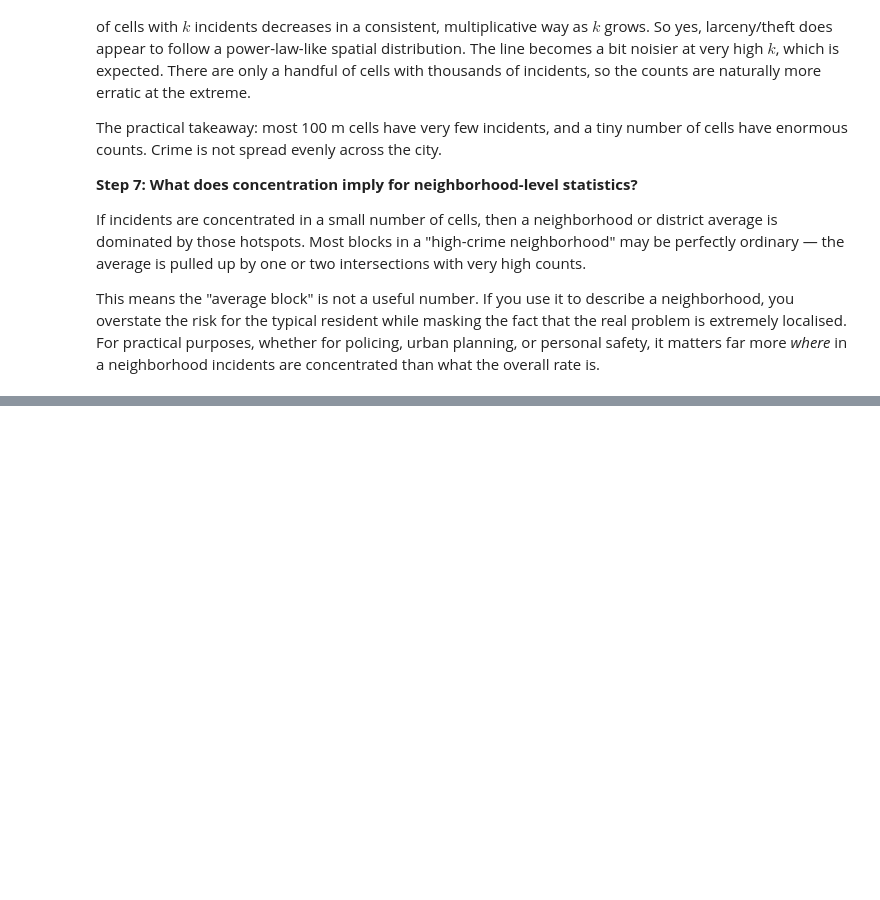
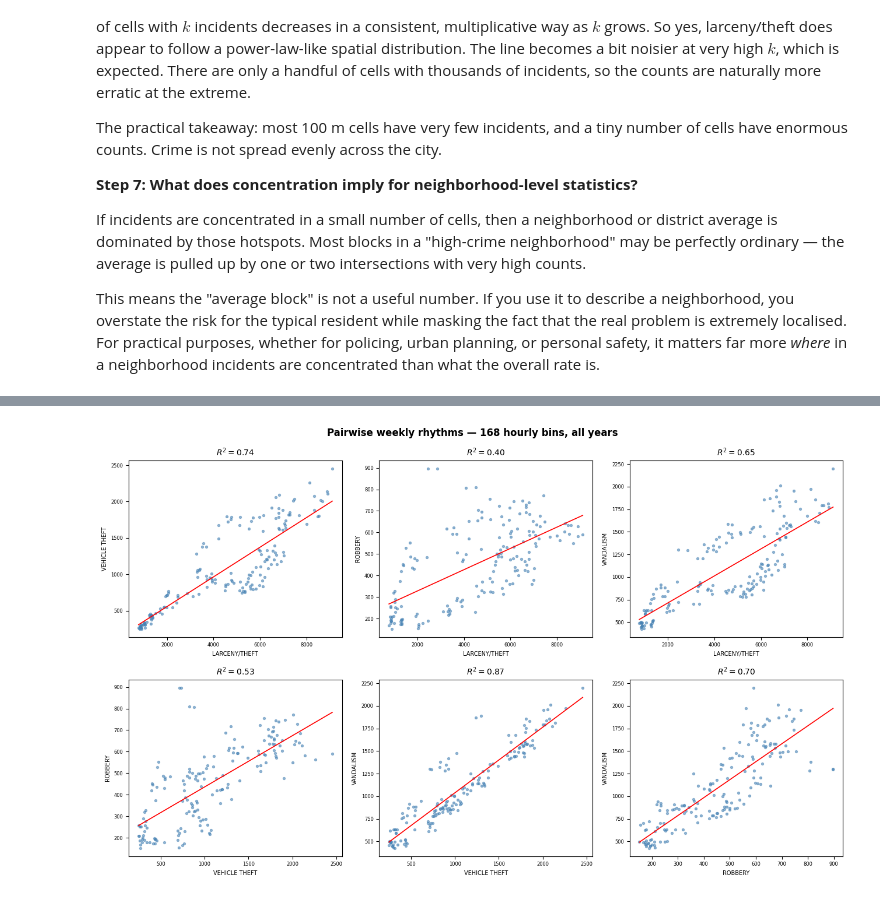
Before and after one commit to Slupon/Project_Socialdata, a Jupyter notebook: Assignment1_socialdata.ipynb, the cells around one changed output, grey strips where cells are left out. Drawn from its saved outputs; the diff is of its cells as text; code cells hidden in the pictures; blank space fills up the shorter version.

```diff
--- a/Assignment1_socialdata.ipynb
+++ b/Assignment1_socialdata.ipynb
@@ -1311,0 +1332,64 @@ This means the "average block" is not a useful number. If you use it to describe
+# %%
+import itertools
+import numpy as np
+import matplotlib.pyplot as plt
+
+# Select at least 4 Personal Focus Crimes
+selected = ["LARCENY/THEFT", "VEHICLE THEFT", "ROBBERY", "VANDALISM"]
+
+# ── Build 168-hour weekly profiles ───────────────────────────────────────────
+# hour_of_week: 0 = Monday 00:00, 167 = Sunday 23:00
+work = merged[merged["category"].isin(selected)].copy()
+work["hour_of_week"] = work["datetime"].dt.dayofweek * 24 + work["datetime"].dt.hour
+
+hour_index = pd.Index(range(168), name="hour_of_week")
+profiles = (
+    work.groupby(["hour_of_week", "category"]).size()
+    .unstack(fill_value=0)
+    .reindex(index=hour_index, columns=selected, fill_value=0)
+)
+
+# ── Scatterplot matrix with closed-form regression and R² ────────────────────
+pairs  = list(itertools.combinations(selected, 2))   # 6 pairs for 4 crimes
+ncols  = 3
+nrows  = (len(pairs) + ncols - 1) // ncols
+
+fig, axes = plt.subplots(nrows, ncols, figsize=(13, 8))
+axes = axes.ravel()
+
+for ax, (c1, c2) in zip(axes, pairs):
+    x = profiles[c1].values.astype(float)
+    y = profiles[c2].values.astype(float)
+    N = len(x)
+
+    # Closed-form slope and intercept (Week 4, Exercises 3.2–3.3)
+    x_mean, y_mean = x.mean(), y.mean()
+    den = np.sum(x * x) - N * x_mean ** 2
+    a   = (np.sum(x * y) - N * x_mean * y_mean) / den if den != 0 else np.nan
+    b   = y_mean - a * x_mean
+
+    # R²
+    y_hat = a * x + b
+    ss_res = np.sum((y - y_hat) ** 2)
+    ss_tot = np.sum((y - y_mean) ** 2)
+    r2 = 1 - ss_res / ss_tot if ss_tot > 0 else np.nan
+
+    ax.scatter(x, y, s=8, alpha=0.55, color="steelblue")
+    x_line = np.array([x.min(), x.max()])
+    ax.plot(x_line, a * x_line + b, color="red", linewidth=1.2)
+    ax.set_xlabel(c1, fontsize=7)
+    ax.set_ylabel(c2, fontsize=7)
+    ax.set_title(f"$R^2 = {r2:.2f}$", fontsize=10)
+    ax.tick_params(labelsize=6)
+
+for ax in axes[len(pairs):]:
+    ax.axis("off")
+
+plt.suptitle(
+    "Pairwise weekly rhythms — 168 hourly bins, all years",
+    fontsize=12, fontweight="bold"
+)
+plt.tight_layout()
+plt.show()
+# %% [output]
+[figure, added]
```
Also changed, not shown: parts of 2 cells of this notebook, 1 other file.
